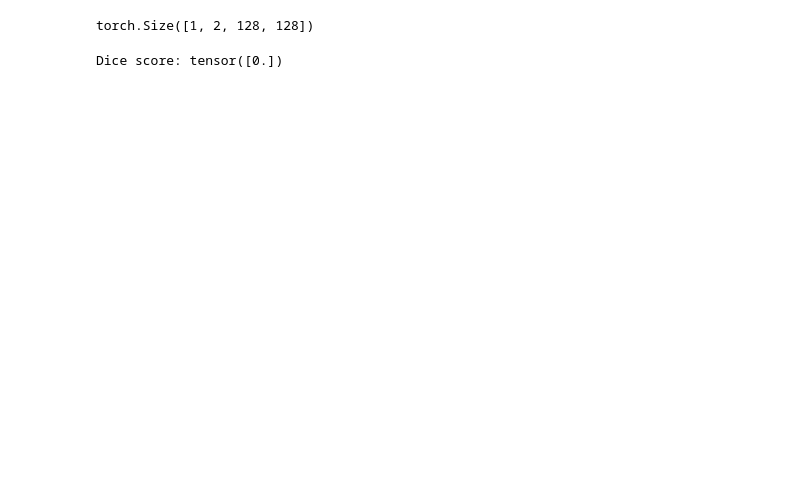
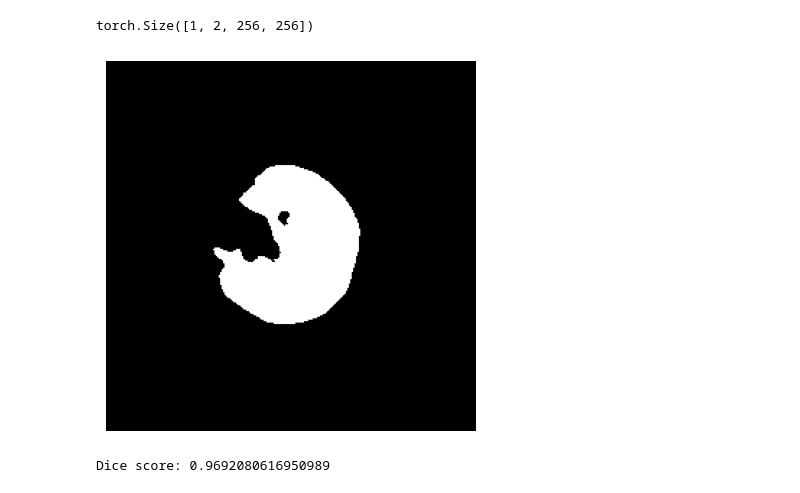
Before and after one commit to rihat99/ultrasonic_mobile_segmentation, a Jupyter notebook: test.ipynb, the cells around one changed output. Drawn from its saved outputs; the diff is of its cells as text; code cells hidden in the pictures; blank space fills up the shorter version.

```diff
--- a/test.ipynb
+++ b/test.ipynb
@@ -56,7 +56,7 @@ with torch.no_grad():
     img_tensor = torch.tensor(img / 255).unsqueeze(0).unsqueeze(0).float().to(DEVICE)
     pred = model(img_tensor)
     # pred = torch.sigmoid(pred)
-    pred = pred.cpu()
+    pred = pred
 
 # Thresholding
 # pred = pred > 0.5
@@ -68,7 +68,16 @@ print(pred.shape)
 # plt.axis("off")
 # plt.show()
 # %% [output]
-torch.Size([1, 2, 128, 128])
+torch.Size([1, 2, 256, 256])
+# %%
+pred_mask = pred.squeeze(0)[1].cpu().numpy()
+pred_mask = pred_mask > 0.5
+
+plt.imshow(pred_mask, cmap="gray")
+plt.axis("off")
+plt.show()
+# %% [output]
+[figure, added]
 # %%
 target = torch.tensor(mask / 255).unsqueeze(0).unsqueeze(0).float().to(DEVICE)
 # %%
@@ -90,8 +99,10 @@ val_output_convert = [post_pred(val_pred_tensor) for val_pred_tensor in val_outp
 
 dice_acc(y_pred=val_output_convert, y=val_labels_convert)
 
-dice = dice_acc.aggregate()[0]
+acc, not_nan = dice_acc.aggregate()
+dice = acc.cpu().item()
+
+
+print(f"Dice score: {dice}")
+# %% [output]
+Dice score: 0.9692080616950989
-# %%
-print(f"Dice score: {dice}")
-# %% [output]
-Dice score: tensor([0.])
```
Also changed, not shown: parts of 3 cells of this notebook, 1 other file.
